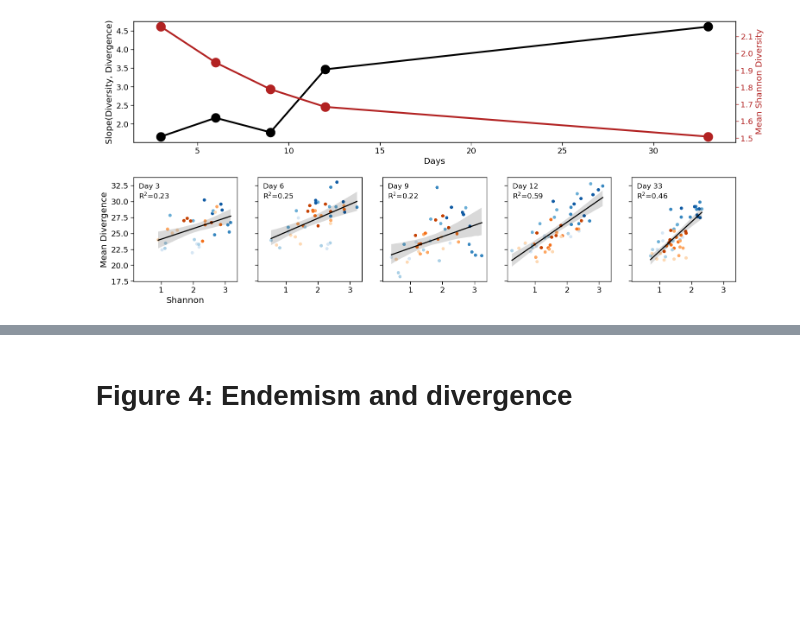
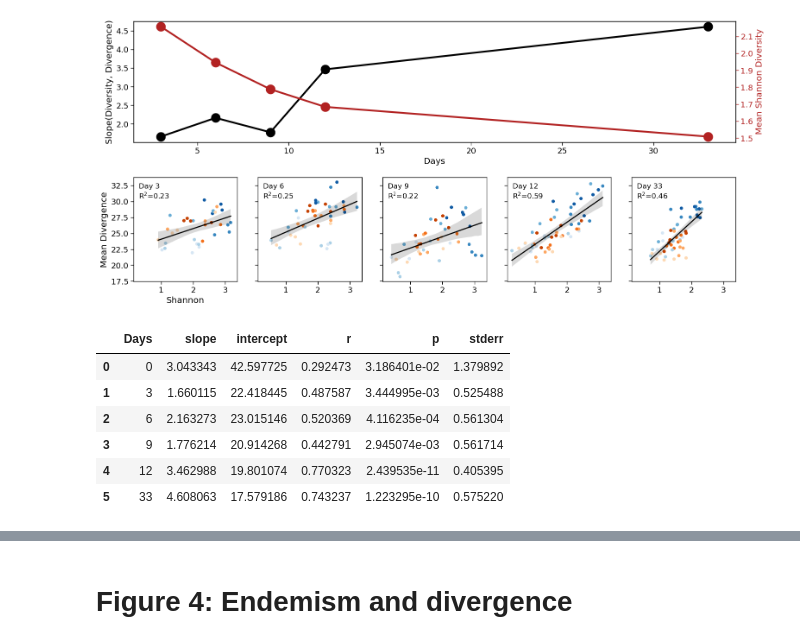
Before and after one commit to segrelab/MetabolicComplexityDivergence, a Jupyter notebook: env_complexity_publication_figures.ipynb, the cells around one changed output, grey strips where cells are left out. Drawn from its saved outputs; the diff is of its cells as text; code cells hidden in the pictures; blank space fills up the shorter version.

```diff
--- a/env_complexity_publication_figures.ipynb
+++ b/env_complexity_publication_figures.ipynb
@@ -568,3 +566,13 @@ plt.savefig('publication_figures/diversity_divergence_timeseries', dpi=300, tran
 plt.show()
 # %% [output]
 [figure]
+# %%
+alpha_convergence_linregress
+# %% [output]
+|  | Days | slope | intercept | r | p | stderr |
+| 0 | 0 | 3.043343 | 42.597725 | 0.292473 | 3.186401e-02 | 1.379892 |
+| 1 | 3 | 1.660115 | 22.418445 | 0.487587 | 3.444995e-03 | 0.525488 |
+| 2 | 6 | 2.163273 | 23.015146 | 0.520369 | 4.116235e-04 | 0.561304 |
+| 3 | 9 | 1.776214 | 20.914268 | 0.442791 | 2.945074e-03 | 0.561714 |
+| 4 | 12 | 3.462988 | 19.801074 | 0.770323 | 2.439535e-11 | 0.405395 |
+| 5 | 33 | 4.608063 | 17.579186 | 0.743237 | 1.223295e-10 | 0.575220 |
```
Also changed, not shown: parts of 6 cells of this notebook.
